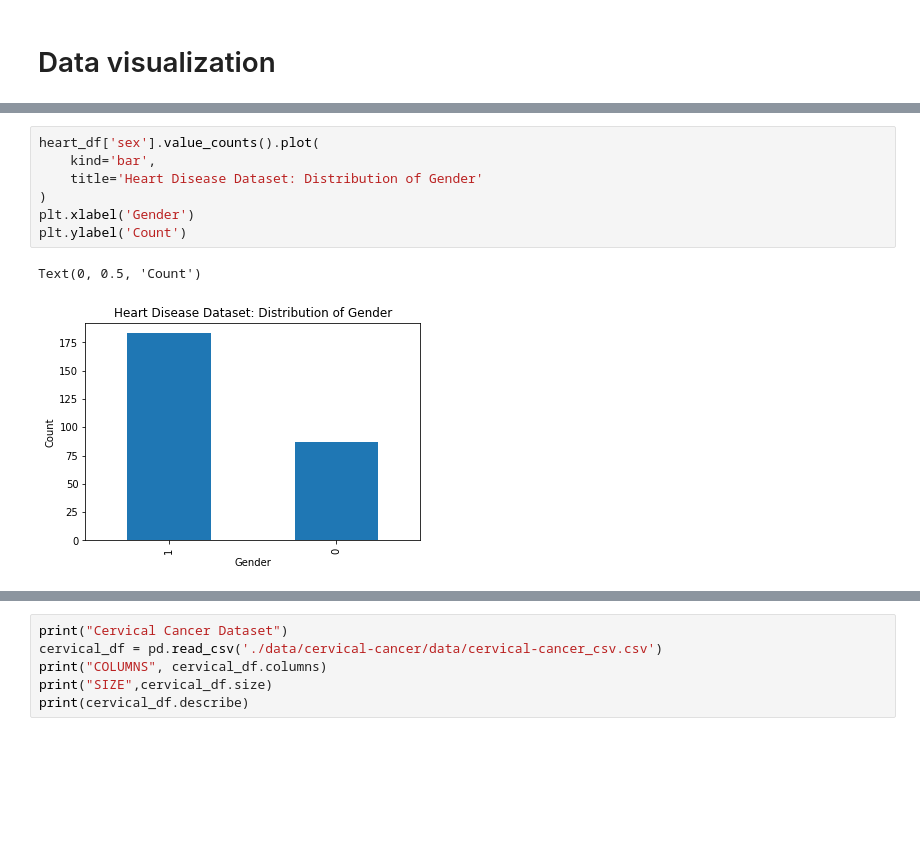
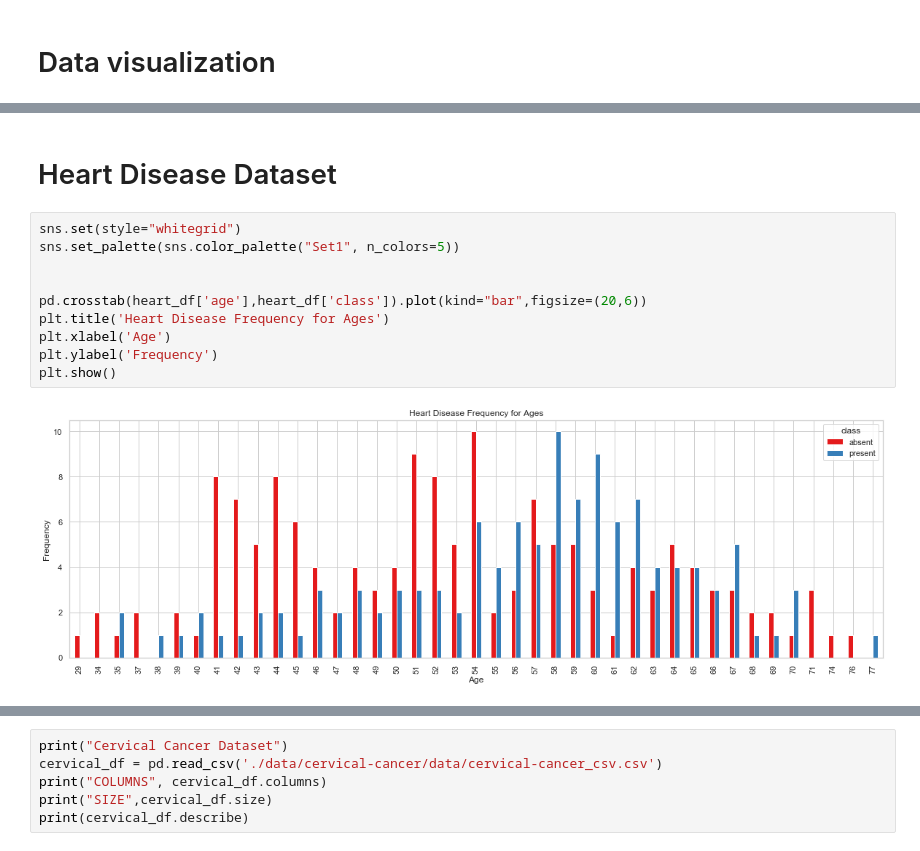
Before and after one commit to nandinibasu/ift6390_final_project, a Jupyter notebook: data_exploration.ipynb, the cells around one changed output, grey strips where cells are left out. Cells and saved outputs as stored; diff of their text form; blank space fills up the shorter version.

```diff
--- a/data_exploration.ipynb
+++ b/data_exploration.ipynb
@@ -86,10 +75,14 @@ Text(0, 0.5, 'Count')
-# %%
-heart_df['sex'].value_counts().plot(
-    kind='bar',
-    title='Heart Disease Dataset: Distribution of Gender'
-)
-plt.xlabel('Gender')
-plt.ylabel('Count')
-# %% [output]
-Text(0, 0.5, 'Count')
-[figure, removed]
+# %% [markdown]
+# Heart Disease Dataset
+# %%
+sns.set(style="whitegrid")
+sns.set_palette(sns.color_palette("Set1", n_colors=5))
+
+
+pd.crosstab(heart_df['age'],heart_df['class']).plot(kind="bar",figsize=(20,6))
+plt.title('Heart Disease Frequency for Ages')
+plt.xlabel('Age')
+plt.ylabel('Frequency')
+plt.show()
+# %% [output]
+[figure, added]
```
Also changed, not shown: parts of 10 cells of this notebook.
